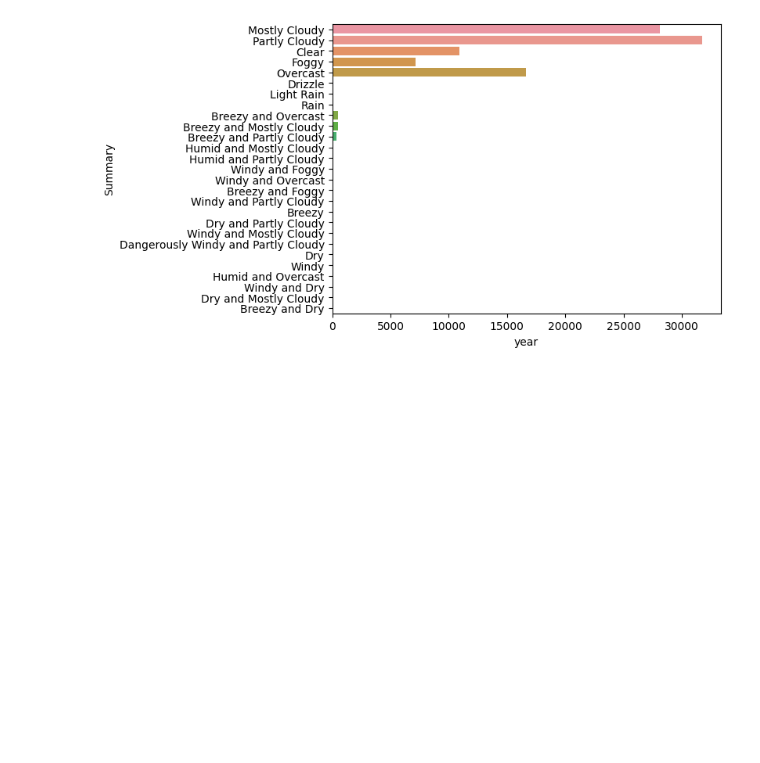
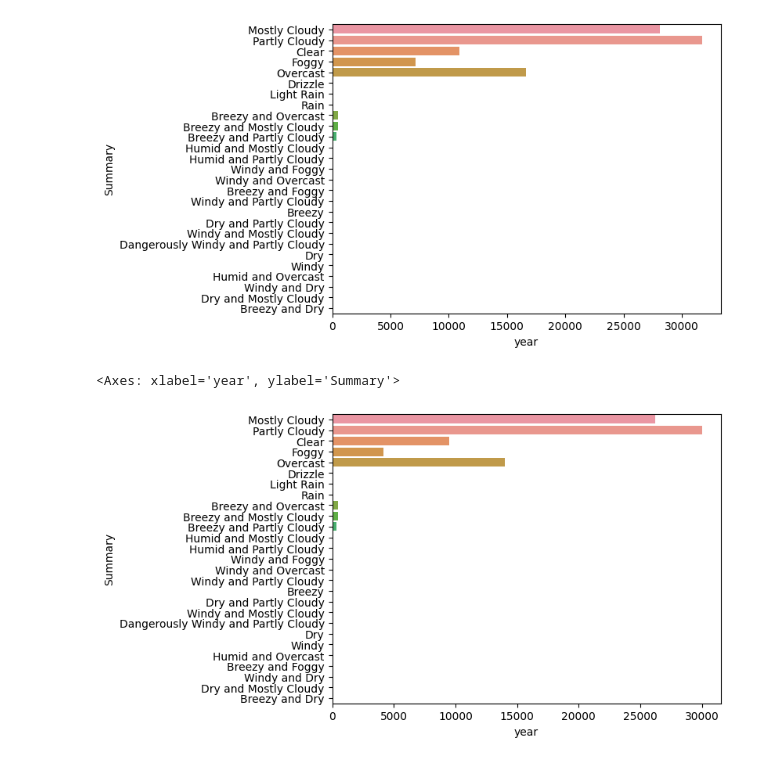
Before and after one commit to kasadurgaprasad/Wheather-Prediction.March, a Jupyter notebook: Analysis/Anlaysis.ipynb, the cells around one changed output. Saved outputs shown, nothing was run; the diff lists cells and outputs as text; code cells hidden in the pictures; blank space fills up the shorter version.

```diff
--- a/Analysis/Anlaysis.ipynb
+++ b/Analysis/Anlaysis.ipynb
@@ -4,7 +4,7 @@ import matplotlib.pyplot as plt
 import seaborn as sns
 import ipywidgets as widgets
 # %%
-data=pd.read_csv('https://raw.githubusercontent.com/kasadurgaprasad/Wheather-Prediction.March/main/clean%20and%20preprocessing/Analysis.csv')
+data=pd.read_csv('https://raw.githubusercontent.com/kasadurgaprasad/Wheather-Prediction.March/main/clean%20and%20preprocessing/wheatherml.csv')
 # %%
 data
 # %% [output]
@@ -38,3 +38,8 @@ sns.barplot(x=data['year'],y=data['Summary'],estimator=len)
 # %% [output]
 <Axes: xlabel='year', ylabel='Summary'>
 [figure]
+# %%
+sns.barplot(x= 'year',y = 'Summary', data = rain,estimator=len)
+# %% [output]
+<Axes: xlabel='year', ylabel='Summary'>
+[figure, added]
```
Also changed, not shown: 3 other files.
